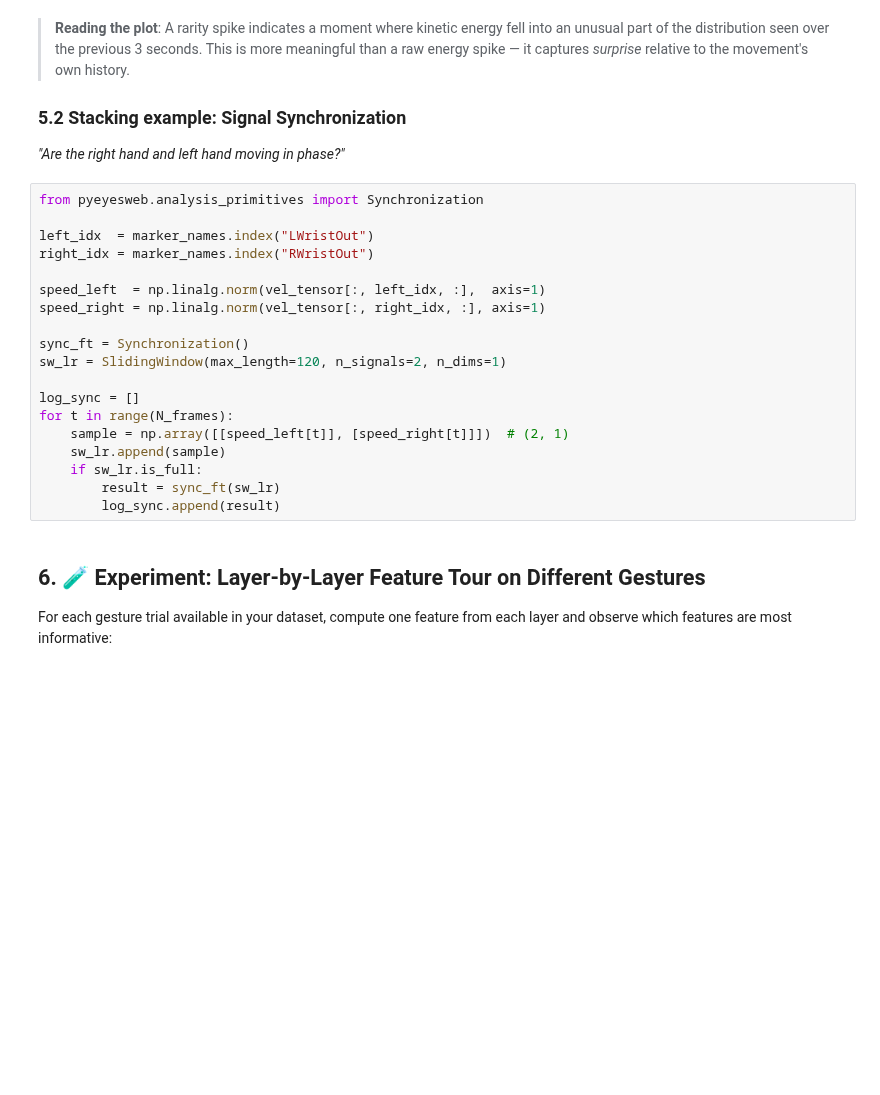
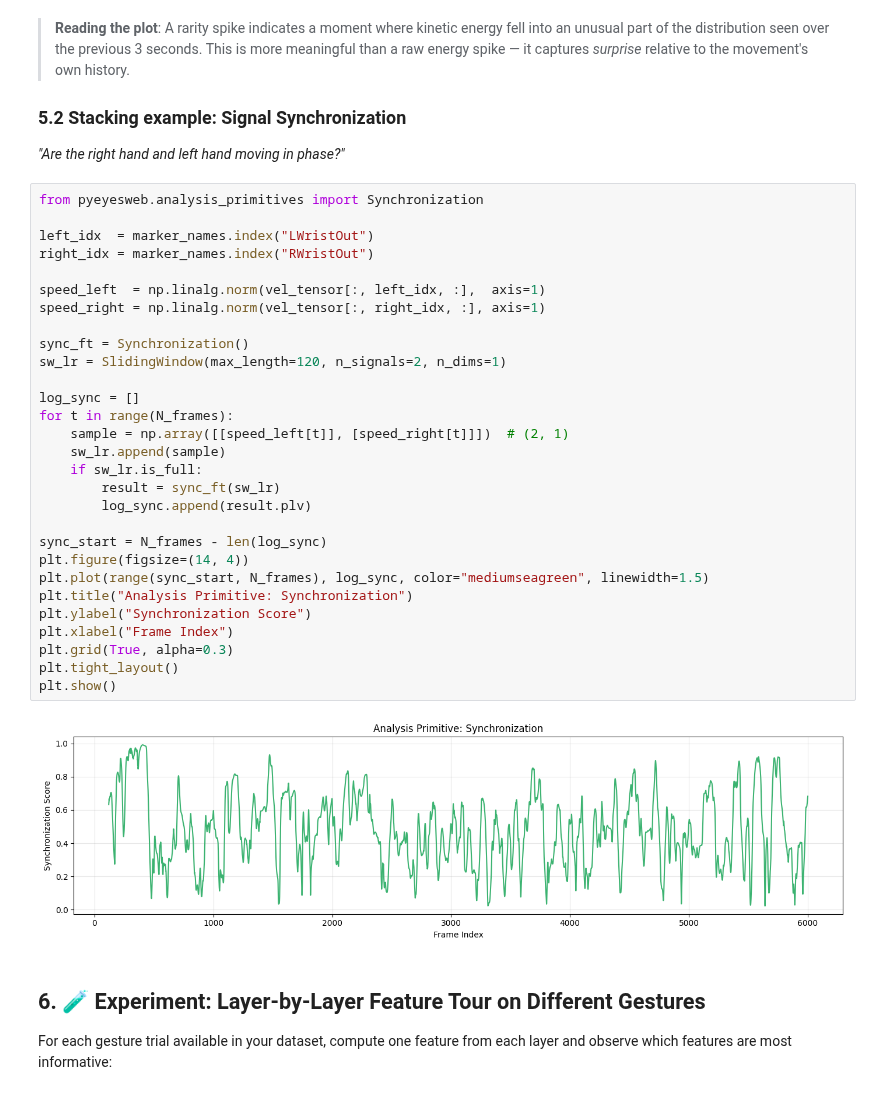
Before and after one commit to InfoMusCP/PyEyesWeb, a Jupyter notebook: examples/05_theoretical_framework.ipynb, the cells around one changed output. Drawn from its saved outputs; the diff is of its cells as text; blank space fills up the shorter version.

```diff
--- a/examples/05_theoretical_framework.ipynb
+++ b/examples/05_theoretical_framework.ipynb
@@ -266,22 +268,34 @@ plt.show()
 # %%
 from pyeyesweb.analysis_primitives import Synchronization
 
 left_idx  = marker_names.index("LWristOut")
 right_idx = marker_names.index("RWristOut")
 
 speed_left  = np.linalg.norm(vel_tensor[:, left_idx, :],  axis=1)
 speed_right = np.linalg.norm(vel_tensor[:, right_idx, :], axis=1)
 
 sync_ft = Synchronization()
 sw_lr = SlidingWindow(max_length=120, n_signals=2, n_dims=1)
 
 log_sync = []
 for t in range(N_frames):
     sample = np.array([[speed_left[t]], [speed_right[t]]])  # (2, 1)
     sw_lr.append(sample)
     if sw_lr.is_full:
         result = sync_ft(sw_lr)
-        log_sync.append(result)
+        log_sync.append(result.plv)
+
+sync_start = N_frames - len(log_sync)
+plt.figure(figsize=(14, 4))
+plt.plot(range(sync_start, N_frames), log_sync, color="mediumseagreen", linewidth=1.5)
+plt.title("Analysis Primitive: Synchronization")
+plt.ylabel("Synchronization Score")
+plt.xlabel("Frame Index")
+plt.grid(True, alpha=0.3)
+plt.tight_layout()
+plt.show()
+# %% [output]
+[figure, added]
 # %% [markdown]
 ## 6. 🧪 Experiment: Layer-by-Layer Feature Tour on Different Gestures
 
```
Also changed, not shown: parts of 11 cells of this notebook, 18 other files.
